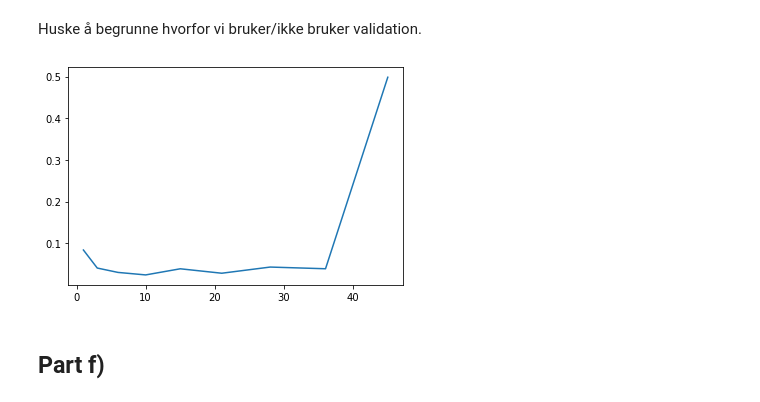
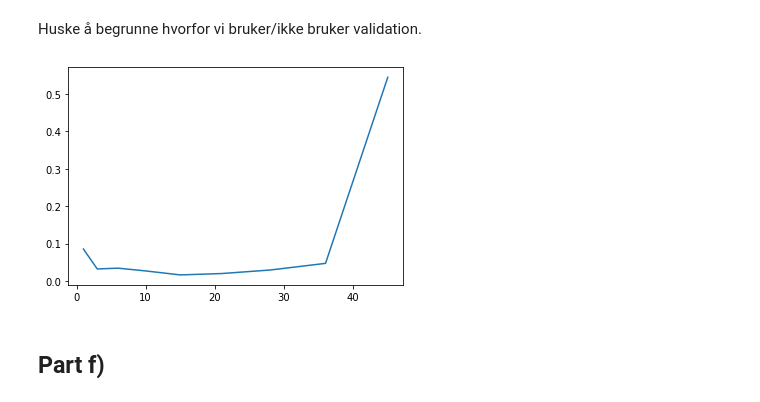
Before and after one commit to KarlHenrik/FYS-STK-Gruppe, a Jupyter notebook: Project1/Project1.ipynb, the cells around one changed output. Drawn from its saved outputs; the diff is of its cells as text; code cells hidden in the pictures.

Commit message:
bootBiasVar func and CV func ready

```diff
--- a/Project1/Project1.ipynb
+++ b/Project1/Project1.ipynb
@@ -51,11 +51,14 @@ plt.show()
 [figure]
 # %% [markdown]
 ## Setup of data
+# %%
+def pval(order):
+    return int((order + 1) * (order + 2) / 2)
 # %%
 @jit
 def designMatrix(x, y, order):
     n = x.size
-    p = int((order + 1) * (order + 2) / 2) # number of columns in X. (from sum of numbers up to order + 1 formula). 21 for order = 5
+    p = pval(order) # number of columns in X. (from sum of numbers up to order + 1 formula). 21 for order = 5
     X = np.zeros((n, p))
     feature = 0
     for x_power in range(order + 1):
@@ -142,0 +134,16 @@ plt.show()
+# %%
+n_boostraps = 20
+max_order = 6
+p_arr = [pval(i) for i in range(max_order + 1)]
+
+mse_arr = np.zeros(len(p_arr))
+bias_arr = np.zeros(len(p_arr))
+var_arr = np.zeros(len(p_arr))
+for j in range(max_order+1):
+    mse_arr[j], bias_arr[j], var_arr[j] = bootBiasVar(n_boostraps, n, j, OLS)
+
+plt.plot(p_arr, mse_arr, label='MSE')
+plt.plot(p_arr, bias_arr, label='bias')
+plt.plot(p_arr, var_arr, label='variance')
+plt.legend()
+plt.show()
@@ -172,7 +181,7 @@ def split(data, k):
 
     return fold_indexes
 # %%
-def CV_mse(n, order, k, reg_func):
+def CV_mse(n, order, k, reg_func, lmda=0):
     MSE = 0
     X, z = data(n, order)
     p = int((order + 1) * (order + 2) / 2)
@@ -184,23 +193,23 @@ def CV_mse(n, order, k, reg_func):
         z_train = z[train_inds]
         z_test = z[test_inds]
 
-        beta = reg_func(X_train, z_train, 1, p)
+        beta = reg_func(X_train, z_train, lmda, pval(order))
         z_mdl = X_test @ beta
         MSE += mean_squared_error(z_mdl, z_test) / k
     return MSE
 # %%
 max_order = 8
-p_arr = [(i + 1) * (i + 2) / 2 for i in range(max_order + 1)]
+p_arr = [pval(i) for i in range(max_order + 1)]
 mse_arr = np.zeros(len(p_arr))
 k = 10
 
 for j in range(max_order + 1):
     mse_arr[j] = CV_mse(n, j, k, OLS)
 
 plt.plot(p_arr, mse_arr)
 plt.show()
 # %% [output]
-[figure, old version]
+[figure, new version]
 # %% [markdown]
 ## Part f)
 # %%
```
Also changed, not shown: parts of 6 cells of this notebook.
